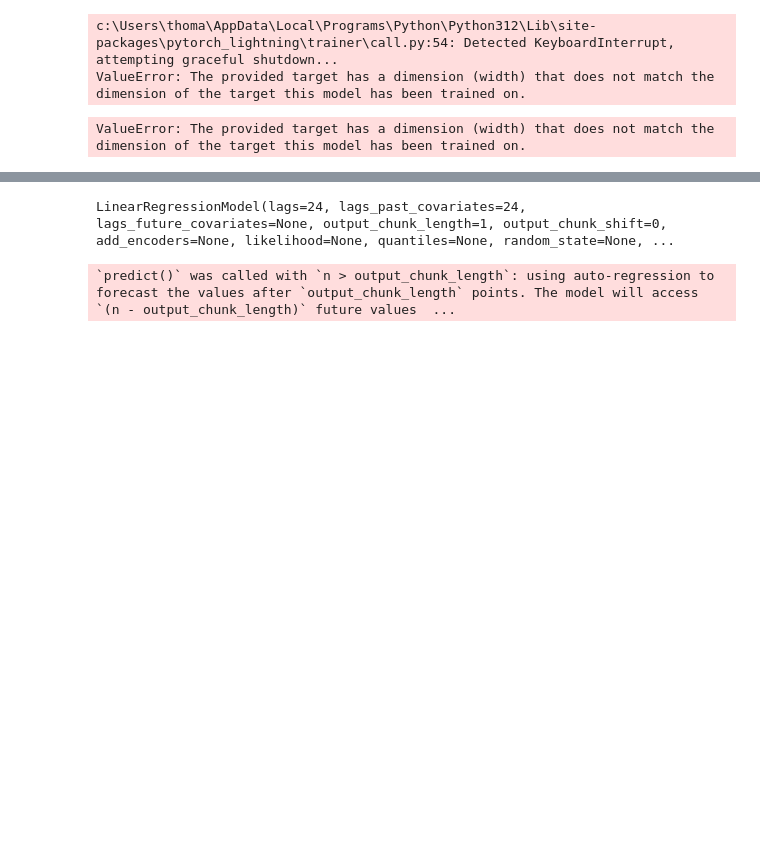
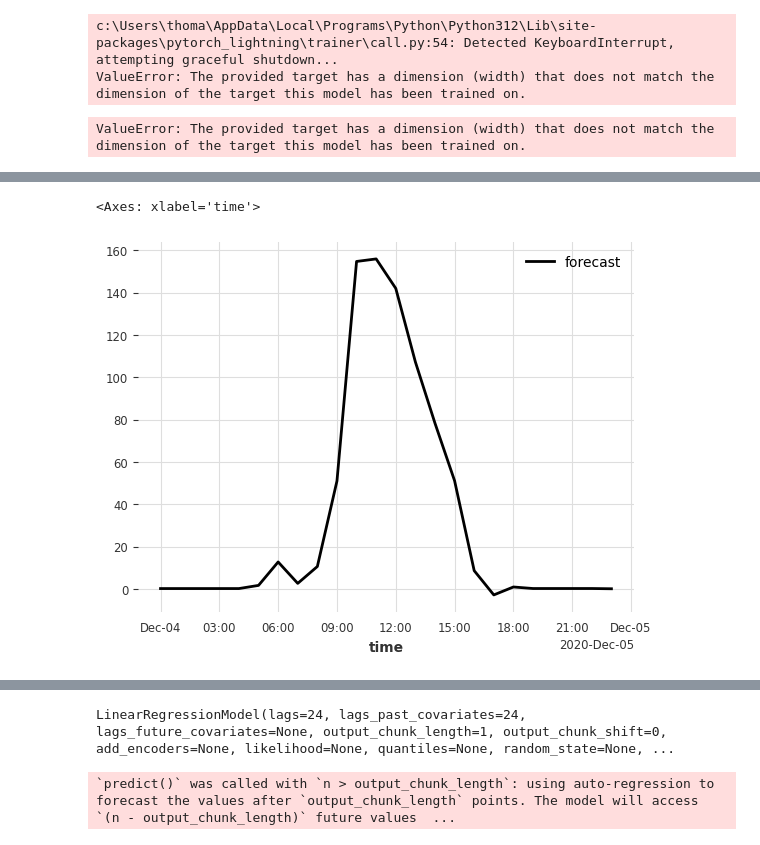
Before and after one commit to iffthomas/Axpo-Datathon-Challenge-2024, a Jupyter notebook: notebooks/spot_market.ipynb, the cells around one changed output, grey strips where cells are left out. Saved outputs shown, nothing was run; the diff lists cells and outputs as text; code cells hidden in the pictures; blank space fills up the shorter version.

```diff
--- a/notebooks/spot_market.ipynb
+++ b/notebooks/spot_market.ipynb
@@ -222,3 +222,38 @@ HPU available: False, using: 0 HPUs
 c:\Users\thoma\AppData\Local\Programs\Python\Python312\Lib\site-packages\pytorch_lightning\trainer\call.py:54: Detected KeyboardInterrupt, attempting graceful shutdown...
 ValueError: The provided target has a dimension (width) that does not match the dimension of the target this model has been trained on.
 ValueError: The provided target has a dimension (width) that does not match the dimension of the target this model has been trained on.
+# %%
+from darts.models import XGBModel
+train, val = series.split_after(0.8)
+series_only = series["pro ch spv mwh/h cet min15 a"]
+val_only = val["pro ch spv mwh/h cet min15 a"]
+
+
+train_only, val_only = train["pro ch spv mwh/h cet min15 a"], val["pro ch spv mwh/h cet min15 a"]
+xgb_model = XGBModel(lags = 1000)
+xgb_model.fit(train_only)
+backtest  = xgb_model.historical_forecasts(start = 0.8,
+                                           series = series_only,
+                                           retrain = False,forecast_horizon = 1, stride = 1)
+
+
+
+series_only.plot(label='actual')
+backtest.plot(label='forecast')
+backtest = backtest[:-1]
+plt.legend()
+
+#calculate the error
+
+mase_error = mase(val_only, backtest)
+mae_error = mae(val_only, backtest)
+
+
+print(f"MASE: {mase_error}")
+print(f"MAE: {mae_error}")
+
+
+
+
+
+#show the backtest and the actual truth weekly
@@ -224,0 +281,7 @@ ValueError: The provided target has a dimension (width) that does not match the
+# %%
+
+
+backtest[-24:].plot(label='forecast')
+# %% [output]
+<Axes: xlabel='time'>
+[figure, added]
```
Also changed, not shown: parts of 4 cells of this notebook.
